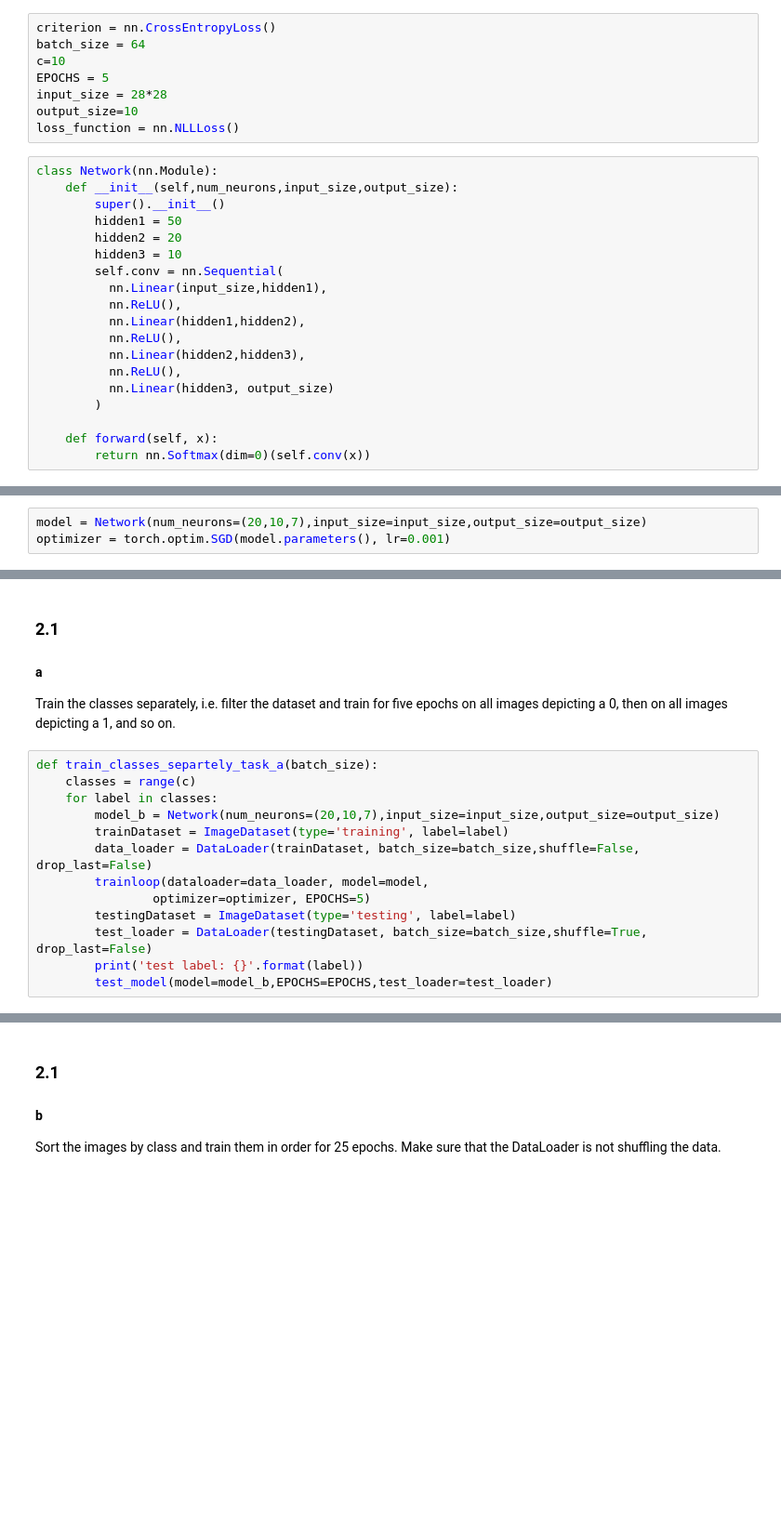
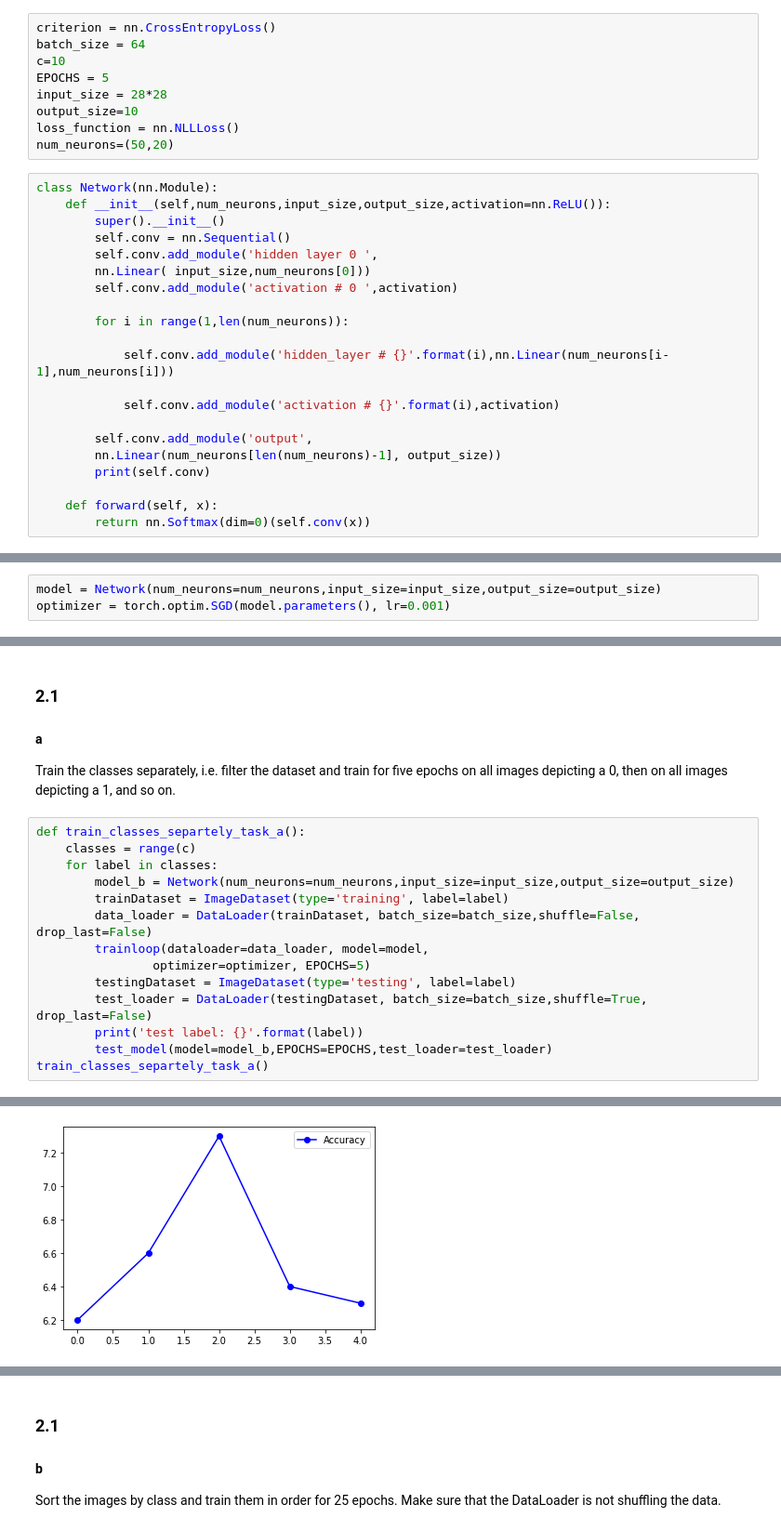
Before and after one commit to hussienalbared/deep_learning_assign3, a Jupyter notebook: assignment3/assignment_3_practical.ipynb, the cells around one changed output, grey strips where cells are left out. Shown: that part at 93% size. Saved outputs shown, nothing was run; the diff lists cells and outputs as text; blank space fills up the shorter version.

```diff
--- a/assignment3/assignment_3_practical.ipynb
+++ b/assignment3/assignment_3_practical.ipynb
@@ -17,22 +17,25 @@ EPOCHS = 5
 input_size = 28*28
 output_size=10
 loss_function = nn.NLLLoss()
+num_neurons=(50,20)
 # %%
 class Network(nn.Module):
-    def __init__(self,num_neurons,input_size,output_size):
+    def __init__(self,num_neurons,input_size,output_size,activation=nn.ReLU()):
         super().__init__()
-        hidden1 = 50
-        hidden2 = 20
-        hidden3 = 10
-        self.conv = nn.Sequential(
-          nn.Linear(input_size,hidden1),
-          nn.ReLU(),
-          nn.Linear(hidden1,hidden2),
-          nn.ReLU(),
-          nn.Linear(hidden2,hidden3),
-          nn.ReLU(),
-          nn.Linear(hidden3, output_size)
-        )
+        self.conv = nn.Sequential()
+        self.conv.add_module('hidden layer 0 ',
+        nn.Linear( input_size,num_neurons[0]))
+        self.conv.add_module('activation # 0 ',activation)
+
+        for i in range(1,len(num_neurons)):
+
+            self.conv.add_module('hidden_layer # {}'.format(i),nn.Linear(num_neurons[i-1],num_neurons[i]))
+
+            self.conv.add_module('activation # {}'.format(i),activation)
+
+        self.conv.add_module('output',
+        nn.Linear(num_neurons[len(num_neurons)-1], output_size))
+        print(self.conv)
 
     def forward(self, x):
         return nn.Softmax(dim=0)(self.conv(x))
@@ -61,5 +64,5 @@ def trainloop(dataloader, model, optimizer,EPOCHS):
 # %% [markdown]
 Intialize model,optimizer,trainDataset,testDataset,traindataloader,testdataloader
 # %%
-model = Network(num_neurons=(20,10,7),input_size=input_size,output_size=output_size)
+model = Network(num_neurons=num_neurons,input_size=input_size,output_size=output_size)
 optimizer = torch.optim.SGD(model.parameters(), lr=0.001)
@@ -91,10 +102,10 @@ def test_model(test_loader:DataLoader,EPOCHS:int,model):
 Train the classes separately, i.e. filter the dataset and train for five epochs
 on all images depicting a 0, then on all images depicting a 1, and so on.
 # %%
-def train_classes_separtely_task_a(batch_size):
+def train_classes_separtely_task_a():
     classes = range(c)
     for label in classes:
-        model_b = Network(num_neurons=(20,10,7),input_size=input_size,output_size=output_size)
+        model_b = Network(num_neurons=num_neurons,input_size=input_size,output_size=output_size)
         trainDataset = ImageDataset(type='training', label=label)
         data_loader = DataLoader(trainDataset, batch_size=batch_size,shuffle=False, drop_last=False)
         trainloop(dataloader=data_loader, model=model,
@@ -103,3 +114,5 @@ def train_classes_separtely_task_a(batch_size):
         test_loader = DataLoader(testingDataset, batch_size=batch_size,shuffle=True, drop_last=False)
         print('test label: {}'.format(label))
         test_model(model=model_b,EPOCHS=EPOCHS,test_loader=test_loader)
+train_classes_separtely_task_a()
+# %% [output]
@@ -105,0 +137 @@ def train_classes_separtely_task_a(batch_size):
+[figure, added]
```
Also changed, not shown: parts of 5 cells of this notebook, 11 other files.
